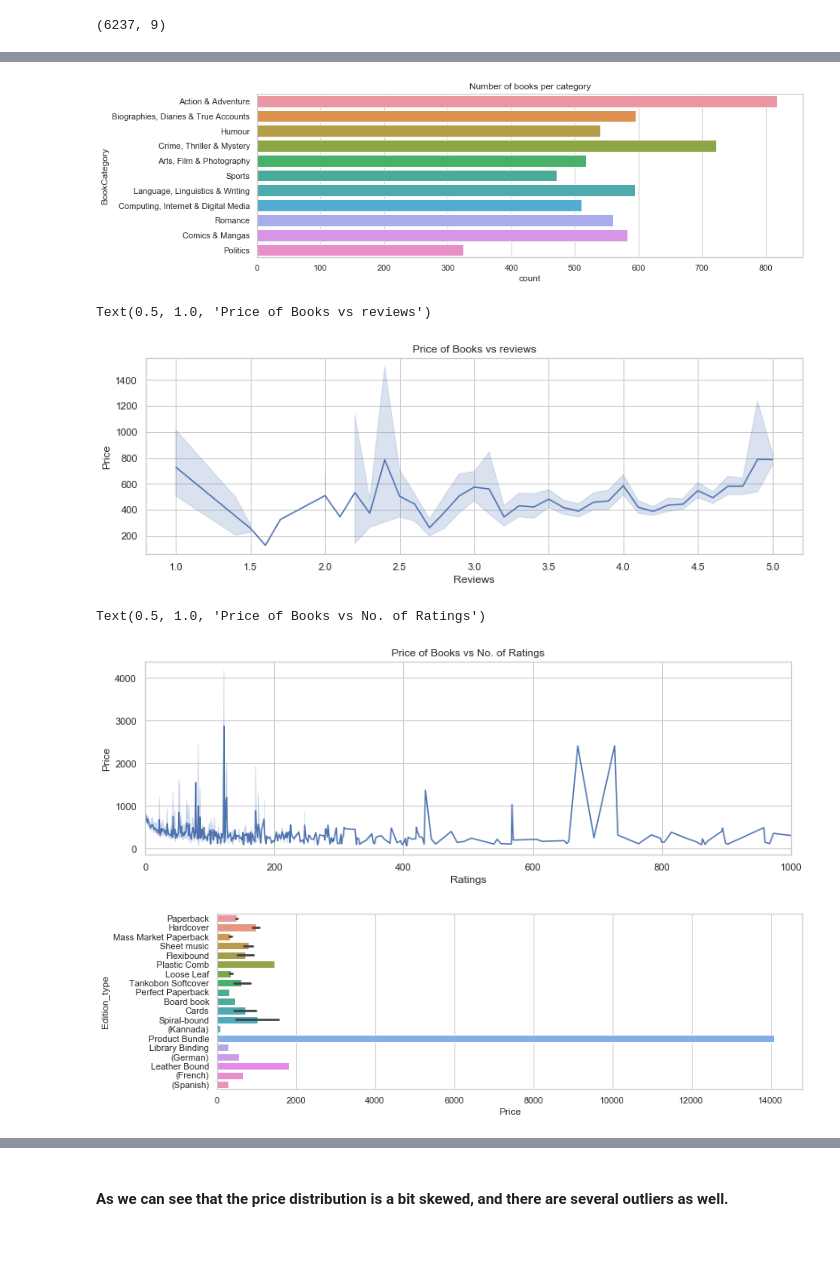
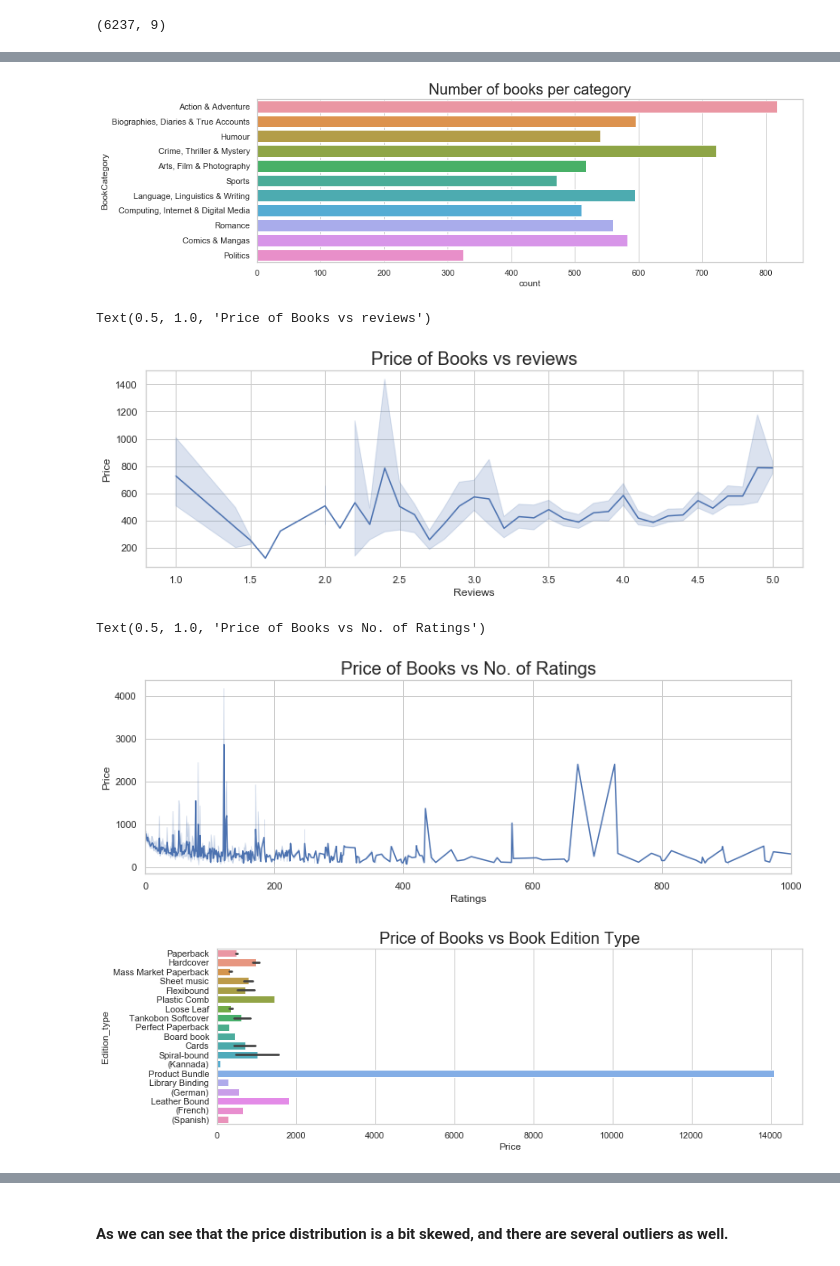
Before and after one commit to prerit2010/predictBookPrices, a Jupyter notebook: model.ipynb, the cells around one changed output, grey strips where cells are left out. Cells and saved outputs as stored; diff of their text form; code cells hidden in the pictures.

Commit message:
improve plot - add titles

```diff
--- a/model.ipynb
+++ b/model.ipynb
@@ -78,31 +78,31 @@ data.head()
 # %%
 fig, ax = plt.subplots(figsize=(13,4))
 sns.set(style="whitegrid")
-sns.countplot(ax=ax, y="BookCategory", data=data).set_title("Number of books per category")
+sns.countplot(ax=ax, y="BookCategory", data=data).set_title("Number of books per category",fontsize=20)
 plt.show()
 # %% [output]
-[figure, old version]
+[figure, new version]
 # %%
 plt.figure(figsize=(13, 4))
-sns.lineplot(x="Reviews", y="Price", data=data).set_title("Price of Books vs reviews")
+sns.lineplot(x="Reviews", y="Price", data=data).set_title("Price of Books vs reviews",fontsize=20)
 # %% [output]
 Text(0.5, 1.0, 'Price of Books vs reviews')
-[figure, old version]
+[figure, new version]
 # %%
 plt.figure(figsize=(13, 4))
 ax = sns.lineplot(x="Ratings", y="Price", data=data)
 ax.set_xlim([0,1000])
-ax.set_title("Price of Books vs No. of Ratings")
+ax.set_title("Price of Books vs No. of Ratings",fontsize=20)
 # %% [output]
 Text(0.5, 1.0, 'Price of Books vs No. of Ratings')
-[figure, old version]
+[figure, new version]
 # %%
 fig, ax = plt.subplots(figsize=(13,4))
 sns.set(style="whitegrid")
-sns.barplot(x="Price", y="Edition_type", data=data)
+sns.barplot(x="Price", y="Edition_type", data=data).set_title("Price of Books vs Book Edition Type",fontsize=20)
 plt.show()
 # %% [output]
-[figure, old version]
+[figure, new version]
 # %%
 fig, ax = plt.subplots(figsize=(13,4))
 sns.set(style="whitegrid")
```
Also changed, not shown: parts of 8 cells of this notebook.
